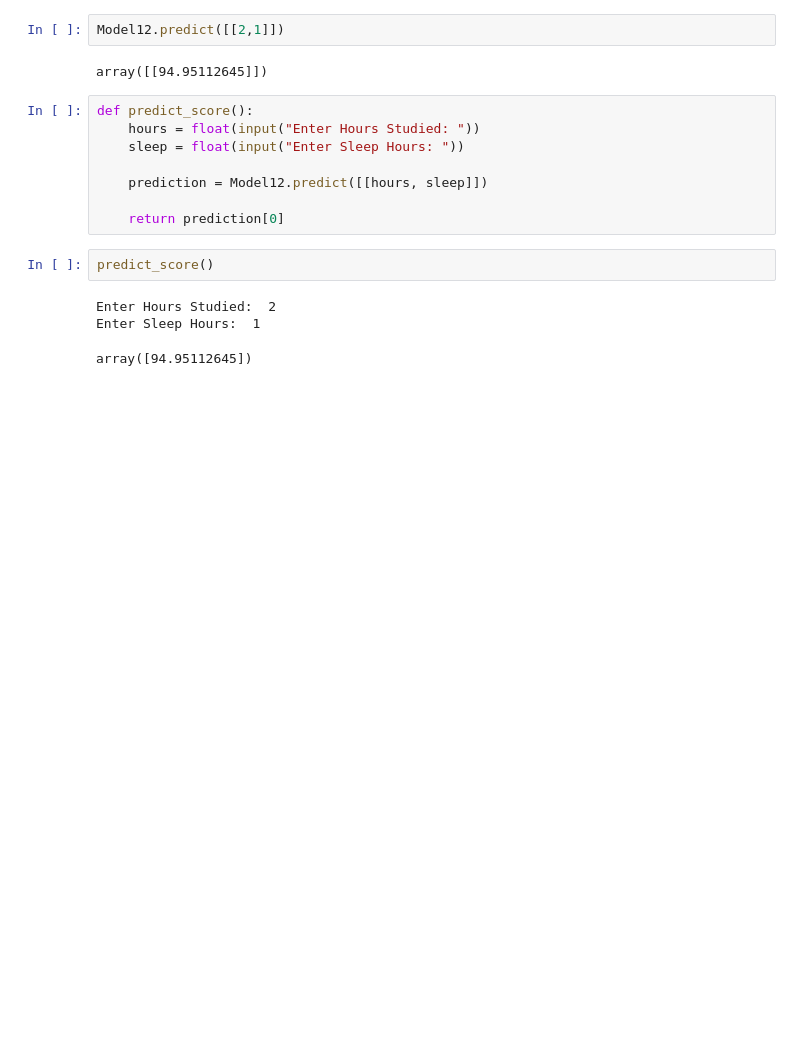
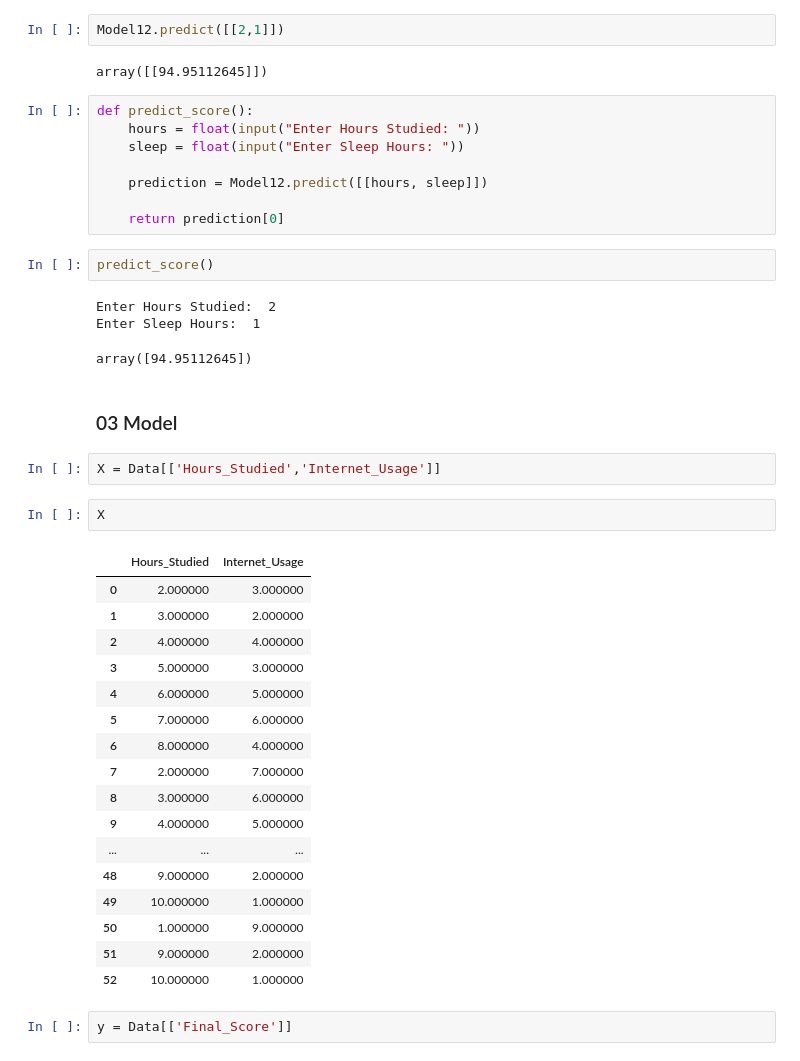
Before and after one commit to israrasad100-ai/Ai, a Jupyter notebook: DATA EDA.ipynb, the cells around one changed output. Saved outputs shown, nothing was run; the diff lists cells and outputs as text; blank space fills up the shorter version.

```diff
--- a/DATA EDA.ipynb
+++ b/DATA EDA.ipynb
@@ -551,3 +551,29 @@ predict_score()
 Enter Hours Studied:  2
 Enter Sleep Hours:  1
 array([94.95112645])
+# %% [markdown]
+### 03 Model
+# %%
+X = Data[['Hours_Studied','Internet_Usage']]
+# %%
+X
+# %% [output]
+|  | Hours_Studied | Internet_Usage |
+| 0 | 2.000000 | 3.000000 |
+| 1 | 3.000000 | 2.000000 |
+| 2 | 4.000000 | 4.000000 |
+| 3 | 5.000000 | 3.000000 |
+| 4 | 6.000000 | 5.000000 |
+| 5 | 7.000000 | 6.000000 |
+| 6 | 8.000000 | 4.000000 |
+| 7 | 2.000000 | 7.000000 |
+| 8 | 3.000000 | 6.000000 |
+| 9 | 4.000000 | 5.000000 |
+| ... | ... | ... |
+| 48 | 9.000000 | 2.000000 |
+| 49 | 10.000000 | 1.000000 |
+| 50 | 1.000000 | 9.000000 |
+| 51 | 9.000000 | 2.000000 |
+| 52 | 10.000000 | 1.000000 |
+# %%
+y = Data[['Final_Score']]
```
Also changed, not shown: parts of 53 cells of this notebook.
